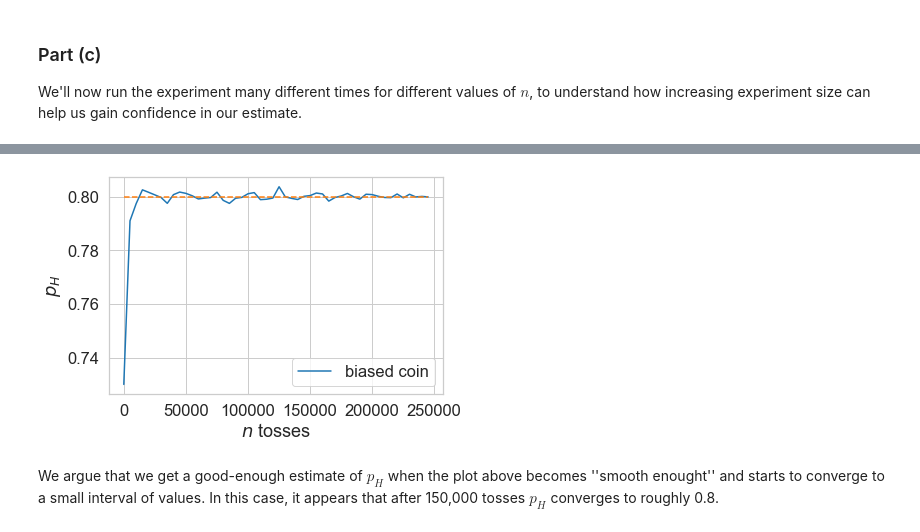
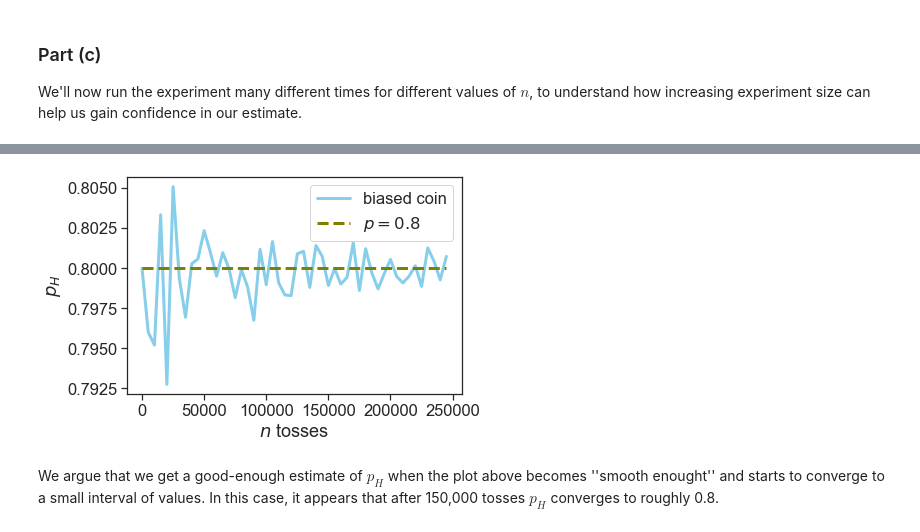
Before and after one commit to stepheniota/ee503-usc, a Jupyter notebook: simulations/coinflip_experiment.ipynb, the cells around one changed output, grey strips where cells are left out. Cells and saved outputs as stored; diff of their text form; code cells hidden in the pictures.

```diff
--- a/simulations/coinflip_experiment.ipynb
+++ b/simulations/coinflip_experiment.ipynb
@@ -5,7 +9,7 @@ from numpy.random import default_rng
 import matplotlib.pyplot as plt
 import seaborn as sns
 # %%
-sns.set_style("whitegrid")
-sns.set_context("notebook", font_scale=1.5, rc={"lines.linewidth": 1.5})
+sns.set_context("notebook", font_scale=1.5, rc={"lines.linewidth": 3})
+sns.set_style("ticks")
 # %% [markdown]
 # Coin Flip Experiment
@@ -61,5 +80,5 @@ We'll now run the experiment many different times for different values of $n$, t
 # %%
-n_values = [i for i in range(100, 250_000, 5_000)]
+n_values = [i for i in range(10, 250_000, 5_000)]
 bias_coinflip_experiment = {}
 
 for n in n_values:
@@ -68,16 +87,19 @@ for n in n_values:
 # %%
 sns.lineplot(x=n_values,
              y=bias_coinflip_experiment.values(),
-             label='biased coin')
+             label='biased coin',
+             color='skyblue')
 sns.lineplot(x=n_values,
              y=[0.8 for i in n_values],
-             linestyle='--')
+             linestyle='--',
+             label=r'$p=0.8$',
+             color='olive')
 
 plt.xlabel(r'$n$ tosses')
 plt.ylabel(r'$p_H$')
 plt.legend()
 plt.show()
 # %% [output]
-[figure, old version]
+[figure, new version]
 # %% [markdown]
 We argue that we get a good-enough estimate of $p_H$ when the plot above becomes ''smooth enought'' and starts to converge to a small interval of values. In this case, it appears that after 150,000 tosses $p_H$ converges to roughly 0.8.
```
Also changed, not shown: parts of 6 cells of this notebook, 3 other files.
